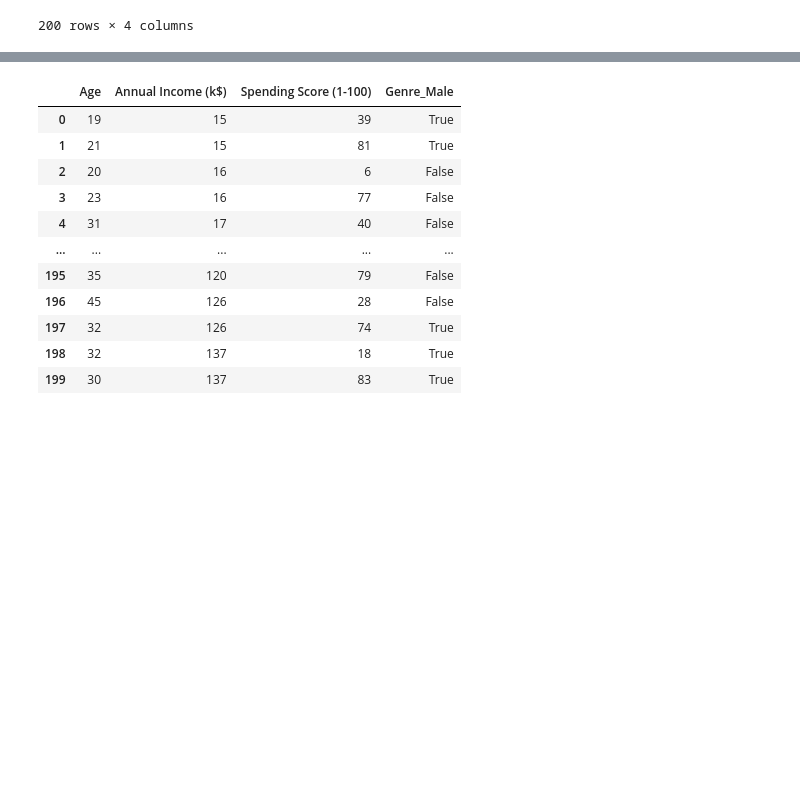
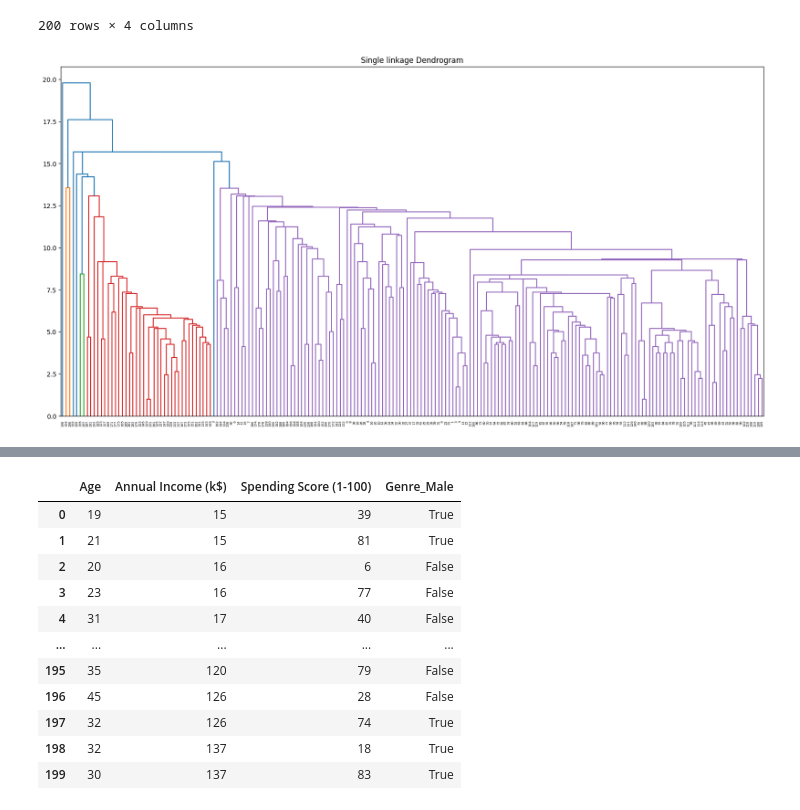
Before and after one commit to haram4th/fintech_pm_data_science, a Jupyter notebook: 06machine_learning/10군집분석_계층적군집_비계층적군집.ipynb, the cells around one changed output, grey strips where cells are left out. Cells and saved outputs as stored; diff of their text form; code cells hidden in the pictures; blank space fills up the shorter version.

```diff
--- a/06machine_learning/10군집분석_계층적군집_비계층적군집.ipynb
+++ b/06machine_learning/10군집분석_계층적군집_비계층적군집.ipynb
@@ -117,8 +117,10 @@ data
 # %%
 # plt.switch_backend('TkAgg')
 # %%
-# plt.figure(figsize=(20,10))
-# plt.title("Single linkage Dendrogram")
-# dend = shc.dendrogram(shc.linkage(data, method='single'))
-# plt.show()
+plt.figure(figsize=(20,10))
+plt.title("Single linkage Dendrogram")
+dend = shc.dendrogram(shc.linkage(data, method='single'))
+plt.show()
+# %% [output]
+[figure, added]
 # %%
```
Also changed, not shown: parts of 11 cells of this notebook, 1 other file.
